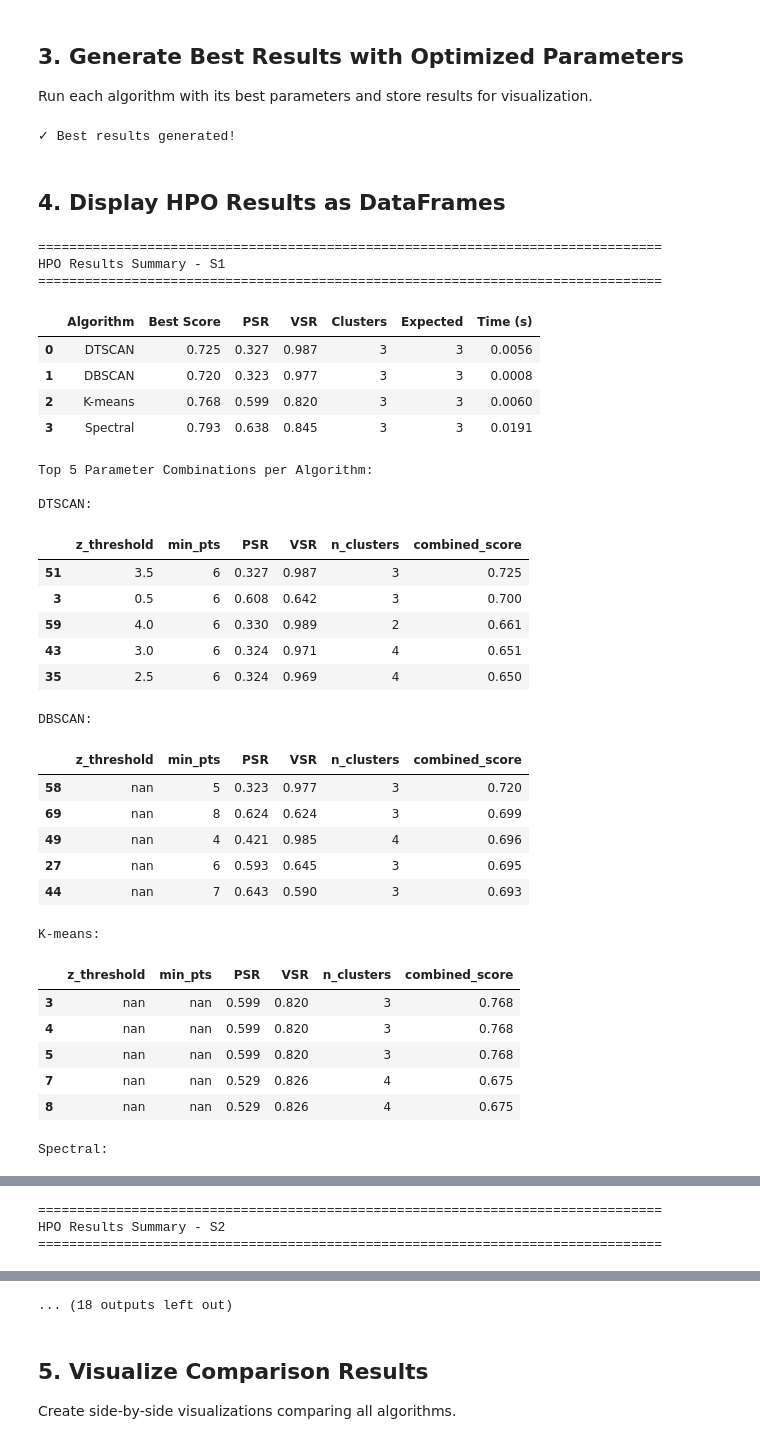
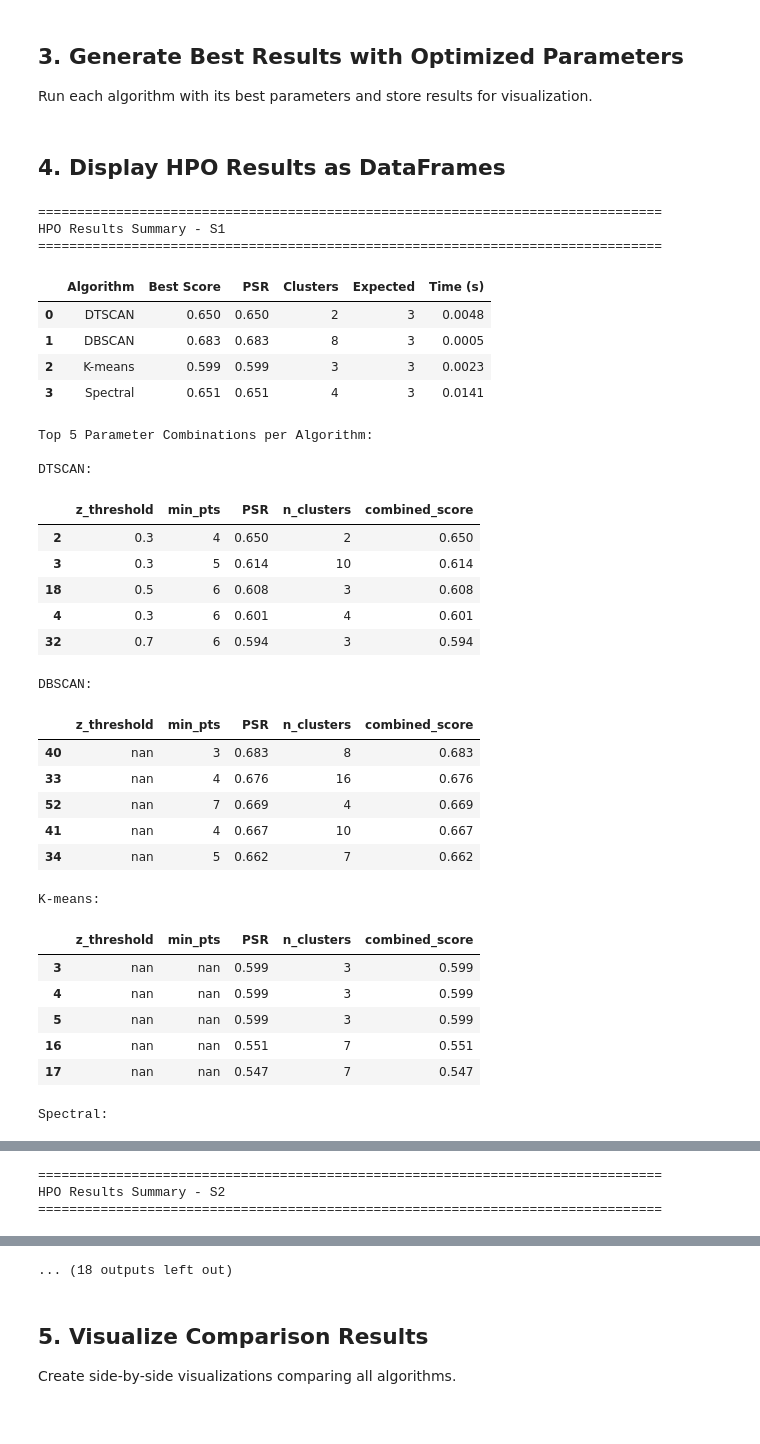
Before and after one commit to Luna-v0/Delaunay-Clusters, a Jupyter notebook: notebooks/algorithm_comparison_with_hpo.ipynb, the cells around one changed output, grey strips where cells are left out. Saved outputs shown, nothing was run; the diff lists cells and outputs as text; code cells hidden in the pictures.

```diff
--- a/notebooks/algorithm_comparison_with_hpo.ipynb
+++ b/notebooks/algorithm_comparison_with_hpo.ipynb
@@ -362,17 +385,22 @@ for name, (X, true_labels) in datasets.items():
     # DTSCAN
     if all_hpo_results[name]['DTSCAN']['best']:
         best_dt = all_hpo_results[name]['DTSCAN']['best']
-        dtscan = DTSCAN(z_score_threshold=best_dt['z_threshold'], min_pts=best_dt['min_pts'])
+        # Build DTSCAN with all parameters (including optional ones)
+        dtscan_kwargs = {'z_score_threshold': best_dt['z_threshold'], 'min_pts': best_dt['min_pts']}
+        if 'area_threshold' in best_dt:
+            dtscan_kwargs['area_threshold'] = best_dt['area_threshold']
+        if 'length_threshold' in best_dt:
+            dtscan_kwargs['length_threshold'] = best_dt['length_threshold']
+        dtscan = DTSCAN(**dtscan_kwargs)
         import io
         from contextlib import redirect_stdout
         f = io.StringIO()
         with redirect_stdout(f):
             labels_dt = dtscan.fit_predict(X)
-        psr_dt, vsr_dt = calculate_psr_vsr(true_labels, labels_dt)
+        psr_dt = calculate_psr(true_labels, labels_dt)
         best_results[name]['DTSCAN'] = {
             'labels': labels_dt,
             'PSR': psr_dt,
-            'VSR': vsr_dt,
             'clusters': len(np.unique(labels_dt[labels_dt != -1])),
             'params': best_dt
         }
@@ -382,11 +410,10 @@ for name, (X, true_labels) in datasets.items():
         best_db = all_hpo_results[name]['DBSCAN']['best']
         dbscan = DBSCAN(eps=best_db['eps'], min_samples=best_db['min_samples'])
         labels_db = dbscan.fit_predict(X_scaled)
-        psr_db, vsr_db = calculate_psr_vsr(true_labels, labels_db)
+        psr_db = calculate_psr(true_labels, labels_db)
         best_results[name]['DBSCAN'] = {
             'labels': labels_db,
             'PSR': psr_db,
-            'VSR': vsr_db,
             'clusters': len(np.unique(labels_db[labels_db != -1])),
             'params': best_db
         }
@@ -396,11 +423,10 @@ for name, (X, true_labels) in datasets.items():
         best_km = all_hpo_results[name]['K-means']['best']
         kmeans = KMeans(n_clusters=best_km['n_clusters'], n_init=best_km['n_init'], random_state=42)
         labels_km = kmeans.fit_predict(X_scaled)
-        psr_km, vsr_km = calculate_psr_vsr(true_labels, labels_km)
+        psr_km = calculate_psr(true_labels, labels_km)
         best_results[name]['K-means'] = {
             'labels': labels_km,
             'PSR': psr_km,
-            'VSR': vsr_km,
             'clusters': len(np.unique(labels_km)),
             'params': best_km
         }
@@ -415,16 +441,13 @@ for name, (X, true_labels) in datasets.items():
             random_state=42
         )
         labels_sp = spectral.fit_predict(X_scaled)
-        psr_sp, vsr_sp = calculate_psr_vsr(true_labels, labels_sp)
+        psr_sp = calculate_psr(true_labels, labels_sp)
         best_results[name]['Spectral'] = {
             'labels': labels_sp,
             'PSR': psr_sp,
-            'VSR': vsr_sp,
             'clusters': len(np.unique(labels_sp)),
             'params': best_sp
         }
-# %% [output]
-✓ Best results generated!
 # %% [markdown]
 ## 4. Display HPO Results as DataFrames
 # %%
@@ -443,7 +466,6 @@ for name in ['S1', 'S2', 'S3']:
                 'Algorithm': algo,
                 'Best Score': best_row['combined_score'],
                 'PSR': best_row['PSR'],
-                'VSR': best_row['VSR'],
                 'Clusters': int(best_row['n_clusters']),
                 'Expected': len(np.unique(datasets[name][1][datasets[name][1] != -1])),
                 'Time (s)': best_row['time']
@@ -453,62 +475,60 @@ for name in ['S1', 'S2', 'S3']:
     display(summary_df.style.format({
         'Best Score': '{:.3f}',
         'PSR': '{:.3f}',
-        'VSR': '{:.3f}',
         'Time (s)': '{:.4f}'
-    }).background_gradient(subset=['Best Score', 'PSR', 'VSR'], cmap='YlGnBu'))
+    }).background_gradient(subset=['Best Score', 'PSR'], cmap='YlGnBu'))
 
     # Display top 5 for each algorithm
     print(f"\nTop 5 Parameter Combinations per Algorithm:")
     for algo in ['DTSCAN', 'DBSCAN', 'K-means', 'Spectral']:
         if algo in all_hpo_results[name] and len(all_hpo_results[name][algo]['df']) > 0:
             df = all_hpo_results[name][algo]['df']
             top5 = df.nlargest(5, 'combined_score')
             print(f"\n{algo}:")
-            display_cols = ['PSR', 'VSR', 'n_clusters', 'combined_score']
+            display_cols = ['PSR', 'n_clusters', 'combined_score']
             if 'z_threshold' in top5.columns:
                 display_cols = ['z_threshold', 'min_pts'] + display_cols
             elif 'eps' in top5.columns:
                 display_cols = ['eps', 'min_pts'] + display_cols
             elif 'n_clusters' in top5.columns and 'n_init' in top5.columns:
                 display_cols = ['n_clusters', 'n_init'] + display_cols
 
             display(top5[display_cols].style.format({
                 'PSR': '{:.3f}',
-                'VSR': '{:.3f}',
                 'combined_score': '{:.3f}',
                 'z_threshold': '{:.1f}',
                 'eps': '{:.3f}'
             }).background_gradient(subset=['combined_score'], cmap='YlGnBu'))
 # %% [output]
 ================================================================================
 HPO Results Summary - S1
 ================================================================================
-|  | Algorithm | Best Score | PSR | VSR | Clusters | Expected | Time (s) |
-| 0 | DTSCAN | 0.725 | 0.327 | 0.987 | 3 | 3 | 0.0056 |
-| 1 | DBSCAN | 0.720 | 0.323 | 0.977 | 3 | 3 | 0.0008 |
-| 2 | K-means | 0.768 | 0.599 | 0.820 | 3 | 3 | 0.0060 |
-| 3 | Spectral | 0.793 | 0.638 | 0.845 | 3 | 3 | 0.0191 |
+|  | Algorithm | Best Score | PSR | Clusters | Expected | Time (s) |
+| 0 | DTSCAN | 0.650 | 0.650 | 2 | 3 | 0.0048 |
+| 1 | DBSCAN | 0.683 | 0.683 | 8 | 3 | 0.0005 |
+| 2 | K-means | 0.599 | 0.599 | 3 | 3 | 0.0023 |
+| 3 | Spectral | 0.651 | 0.651 | 4 | 3 | 0.0141 |
 Top 5 Parameter Combinations per Algorithm:
 
 DTSCAN:
-|  | z_threshold | min_pts | PSR | VSR | n_clusters | combined_score |
-| 51 | 3.5 | 6 | 0.327 | 0.987 | 3 | 0.725 |
-| 3 | 0.5 | 6 | 0.608 | 0.642 | 3 | 0.700 |
-| 59 | 4.0 | 6 | 0.330 | 0.989 | 2 | 0.661 |
-| 43 | 3.0 | 6 | 0.324 | 0.971 | 4 | 0.651 |
-| 35 | 2.5 | 6 | 0.324 | 0.969 | 4 | 0.650 |
+|  | z_threshold | min_pts | PSR | n_clusters | combined_score |
+| 2 | 0.3 | 4 | 0.650 | 2 | 0.650 |
+| 3 | 0.3 | 5 | 0.614 | 10 | 0.614 |
+| 18 | 0.5 | 6 | 0.608 | 3 | 0.608 |
+| 4 | 0.3 | 6 | 0.601 | 4 | 0.601 |
+| 32 | 0.7 | 6 | 0.594 | 3 | 0.594 |
 DBSCAN:
-|  | z_threshold | min_pts | PSR | VSR | n_clusters | combined_score |
-| 58 | nan | 5 | 0.323 | 0.977 | 3 | 0.720 |
-| 69 | nan | 8 | 0.624 | 0.624 | 3 | 0.699 |
-| 49 | nan | 4 | 0.421 | 0.985 | 4 | 0.696 |
-| 27 | nan | 6 | 0.593 | 0.645 | 3 | 0.695 |
-| 44 | nan | 7 | 0.643 | 0.590 | 3 | 0.693 |
+|  | z_threshold | min_pts | PSR | n_clusters | combined_score |
+| 40 | nan | 3 | 0.683 | 8 | 0.683 |
+| 33 | nan | 4 | 0.676 | 16 | 0.676 |
+| 52 | nan | 7 | 0.669 | 4 | 0.669 |
+| 41 | nan | 4 | 0.667 | 10 | 0.667 |
+| 34 | nan | 5 | 0.662 | 7 | 0.662 |
 K-means:
-|  | z_threshold | min_pts | PSR | VSR | n_clusters | combined_score |
-| 3 | nan | nan | 0.599 | 0.820 | 3 | 0.768 |
-| 4 | nan | nan | 0.599 | 0.820 | 3 | 0.768 |
-| 5 | nan | nan | 0.599 | 0.820 | 3 | 0.768 |
-| 7 | nan | nan | 0.529 | 0.826 | 4 | 0.675 |
-| 8 | nan | nan | 0.529 | 0.826 | 4 | 0.675 |
+|  | z_threshold | min_pts | PSR | n_clusters | combined_score |
+| 3 | nan | nan | 0.599 | 3 | 0.599 |
+| 4 | nan | nan | 0.599 | 3 | 0.599 |
+| 5 | nan | nan | 0.599 | 3 | 0.599 |
+| 16 | nan | nan | 0.551 | 7 | 0.551 |
+| 17 | nan | nan | 0.547 | 7 | 0.547 |
 Spectral:
```
Also changed, not shown: parts of 7 cells of this notebook, 6 other files.
